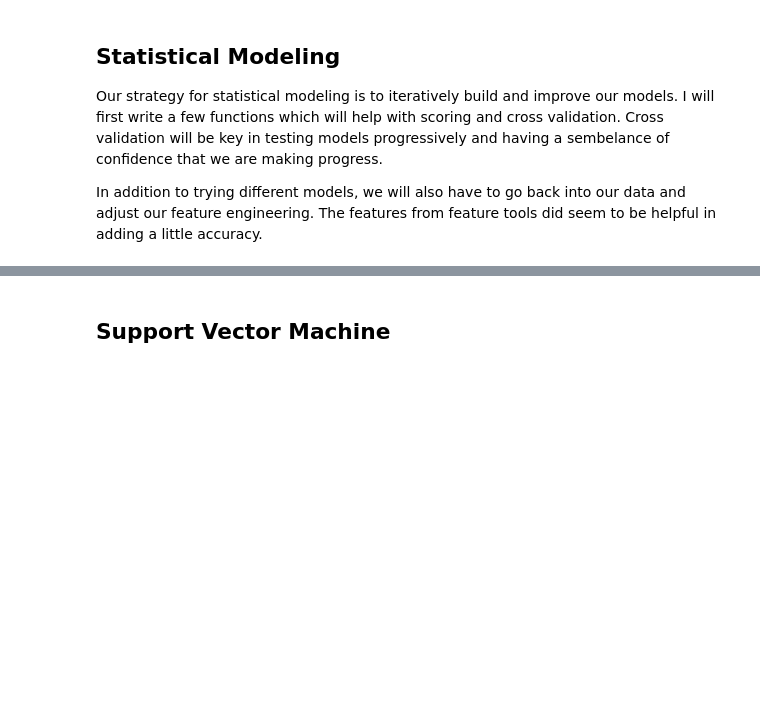
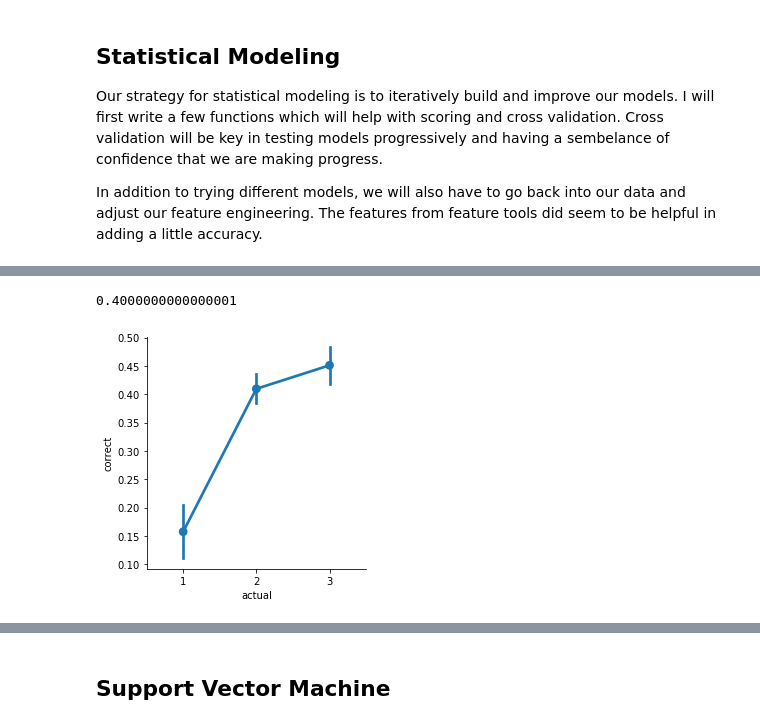
Before and after one commit to mrklees/Data-Science-Capstone, a Jupyter notebook: Earthquake Damage Report.ipynb, the cells around one changed output, grey strips where cells are left out. Drawn from its saved outputs; the diff is of its cells as text; code cells hidden in the pictures; blank space fills up the shorter version.

```diff
--- a/Earthquake Damage Report.ipynb
+++ b/Earthquake Damage Report.ipynb
@@ -411 +588,10 @@ score_model(logit_model, X_test, y_test)
+# %%
+X_test_filtered = pd.DataFrame(selector.transform(Xgeo1_test))
+score_model(logit_model, X_test_filtered, ygeo1_test)
+# %% [output]
+0.4000000000000001
+# %%
+plot_error_by_class(logit_model, X_test_filtered, ygeo1_test)
+# %% [output]
+[figure, added]
 # %%
```
Also changed, not shown: parts of 59 cells of this notebook, 5 other files.
